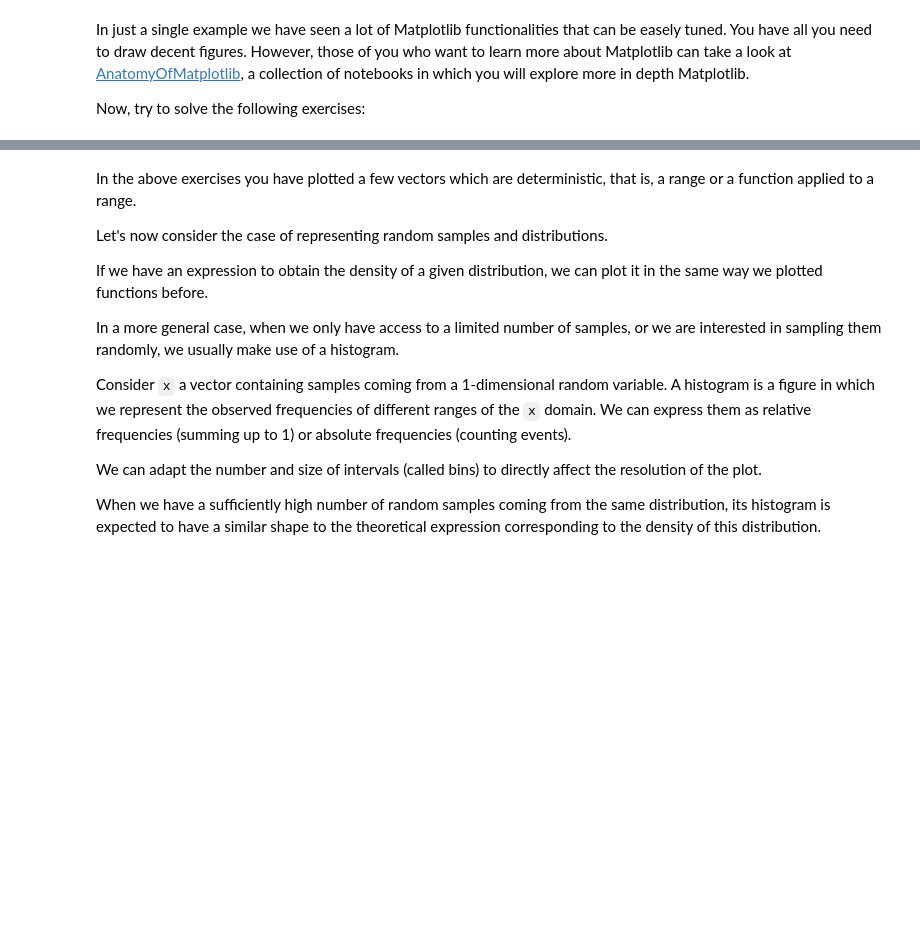
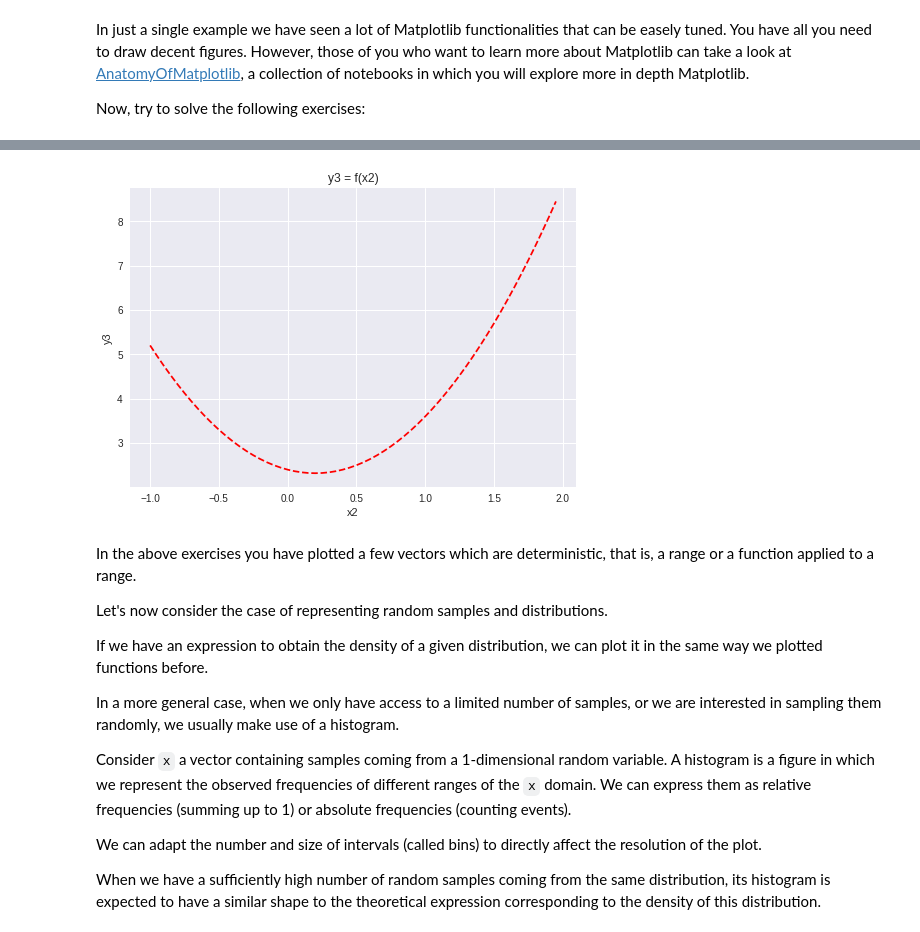
Before and after one commit to ML4DS/ML4all, a Jupyter notebook: P3.Python_datos/Intro3_Working_with_Data_student.ipynb, the cells around one changed output, grey strips where cells are left out. Saved outputs shown, nothing was run; the diff lists cells and outputs as text; code cells hidden in the pictures; blank space fills up the shorter version.

```diff
--- a/P3.Python_datos/Intro3_Working_with_Data_student.ipynb
+++ b/P3.Python_datos/Intro3_Working_with_Data_student.ipynb
@@ -304,13 +342,18 @@ else:
 # %%
 # 4. Define x2 as a range vector, going from -1 to 2, in steps of 0.05. Then,
 # obtain y3 as w_2*x2^2 + w_1*x2 + w_0 and plot the result using a red dashed line
 # (--).
 
-#x2 = <FILL IN>
-#y3 = <FILL IN>
+x2 = np.arange(-1,2,0.05)
+y3 = w[0] + w[1]*x2 + w[2]*(x2**2)
 fig1 = plt.figure()
-#plt.plot(<FILL IN>)
+plt.plot(x2,y3,'r--')
+plt.title('y3 = f(x2)')
+plt.ylabel('y3')
+plt.xlabel('x2')
 plt.show()
+# %% [output]
+[figure, added]
 # %% [markdown]
 In the above exercises you have plotted a few vectors which are deterministic, that is, a range or a function applied to a range.
 
```
Also changed, not shown: parts of 26 cells of this notebook, 2 other files.
